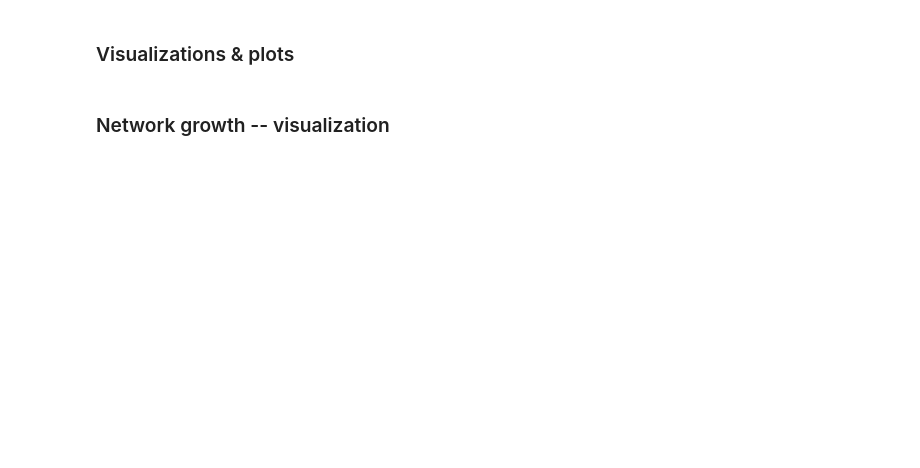
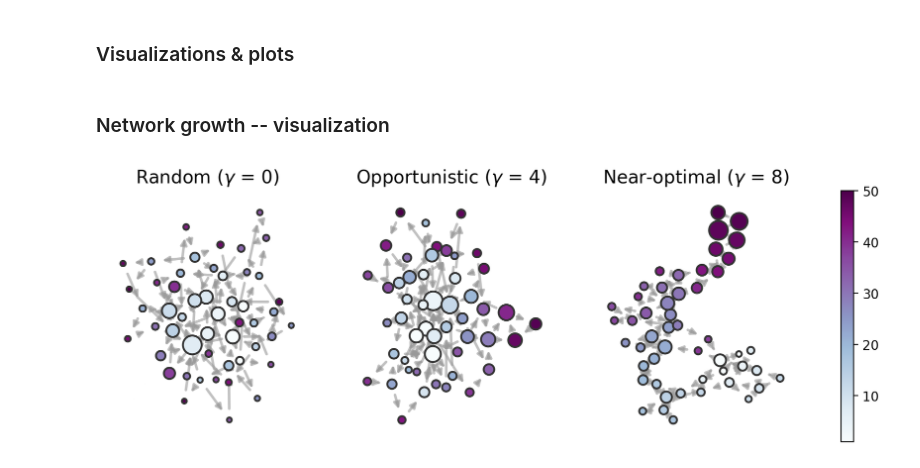
Before and after one commit to carolinamattsson/opportunistic-attachment, a Jupyter notebook: plots_viz.ipynb, the cells around one changed output. Drawn from its saved outputs; the diff is of its cells as text; code cells hidden in the pictures; blank space fills up the shorter version.

Commit message:
clean directory

```diff
--- a/plots_viz.ipynb
+++ b/plots_viz.ipynb
@@ -19,6 +18,6 @@ Intel MKL WARNING: Support of Intel(R) Streaming SIMD Extensions 4.2 (Intel(R) S
 ### Visualizations & plots
 # %%
 home_dir = os.path.expanduser("~")
-code_dir = os.path.join(home_dir,"Developer","GitHub","endogenous-growth")
+code_dir = os.path.join(home_dir,"Developer","GitHub","opportunistic-attachment")
 nets_dir = os.path.join(code_dir,"networks")
 figs_dir = os.path.join(code_dir,"figures")
@@ -73,9 +72,9 @@ def node_properties(G_list):
 
     return pos_list, age_list, pr_list
 # %%
-# NETWORK VIDEOS
+# NETWORK VIDEOS -- each jpg. Then there's a gif script in the src directory to call from the command line.
 runs = [3,4,5,6,7,8,9,10]
-gammas = [8] #["rnd",0,1,2,3,4,5,6,7,8,9,"inf"]
+gammas = ["rnd",0,1,2,3,4,5,6,7,8,9,"inf"]
 
 for run in runs:
     for gamma in gammas:
@@ -154,31 +153,35 @@ for gamma in plot_gammas:
 #initialize figure
 fig, ax = plt.subplots(1, 3, dpi=200, figsize=(12,3.5))
 
 # draw networks
 for ax_i, gamma in enumerate(plot_gammas):
 
     # Grab network & node properties
     G = plot_network[gamma]
     pos = plot_nodes[gamma]['pos']
     age = [plot_nodes[gamma]["age"][node] for node in G.nodes]
     pr_rel = [10+200*plot_nodes[gamma]["pr_rel"][node] for node in G.nodes]
 
     nx.draw_networkx_nodes(G, pos, node_size=pr_rel, node_color=age, linewidths=1.5,
                         edgecolors='#333333', cmap='BuPu', ax=ax[ax_i])
     nx.draw_networkx_edges(G, pos, edge_color='#999999', ax=ax[ax_i], width=2, alpha=0.6)
     ax[ax_i].set_axis_off()
     ax_i += 1
 
 # draw colorbar
 cmap = plt.colormaps['BuPu']
 sm = plt.cm.ScalarMappable(cmap=cmap, norm=plt.Normalize(vmin = 1, vmax = n_i))
 sm.set_array([])
 fig.colorbar(sm, ax=ax.ravel().tolist())
 
 ax[0].set_title("Random ("+r'$\gamma$'+f' = {plot_gammas[0]})', fontsize=14)
-ax[1].set_title("Strategic ("+r'$\gamma$'+f' = {plot_gammas[1]})', fontsize=14)
+ax[1].set_title("Opportunistic ("+r'$\gamma$'+f' = {plot_gammas[1]})', fontsize=14)
 ax[2].set_title("Near-optimal ("+r'$\gamma$'+f' = {plot_gammas[2]})', fontsize=14)
 
 plt.savefig(os.path.join(figs_dir,output,"networks.jpeg"), bbox_inches='tight', dpi=300)
 plt.savefig(os.path.join(figs_dir,output,"networks.pdf"), bbox_inches='tight')
+plt.show()
 plt.close()
+# Note that the nodes here are sized by realized pagerank; that is the score.
+# %% [output]
+[figure, added]
```
Also changed, not shown: parts of 6 cells of this notebook, 56 other files.
